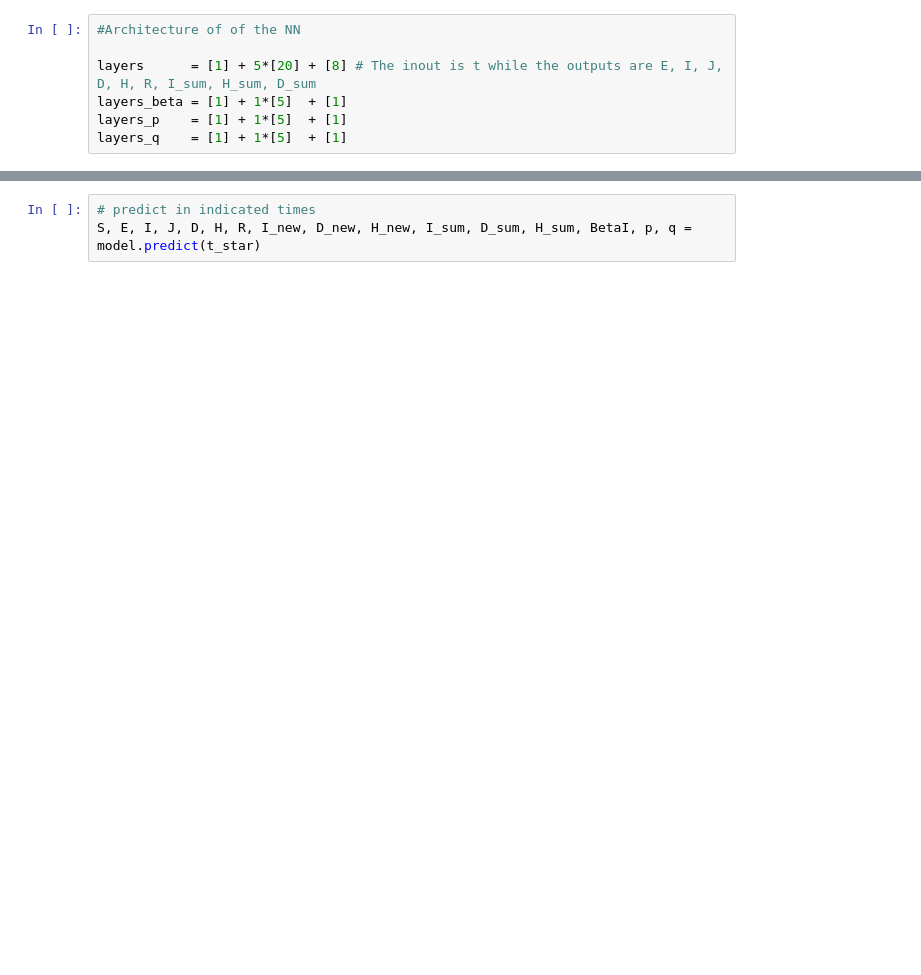
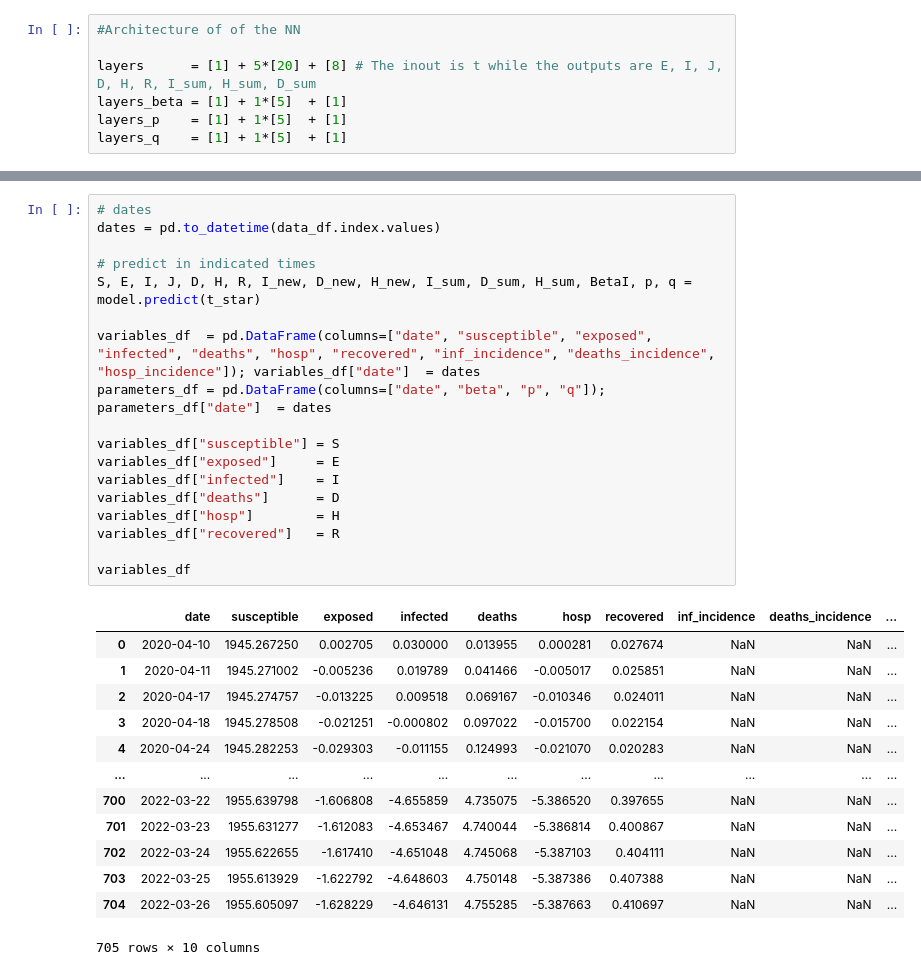
Before and after one commit to ChaosDonkey06/frcstng_experiments, a Jupyter notebook: pinn.ipynb, the cells around one changed output, grey strips where cells are left out. Saved outputs shown, nothing was run; the diff lists cells and outputs as text; blank space fills up the shorter version.

```diff
--- a/pinn.ipynb
+++ b/pinn.ipynb
@@ -498,3 +492,32 @@ It: 10000, Loss: 8.241e+03, LossU0: 3.040e-05, LossU: 8.240e+03, LossF: 9.690e-0
 # %%
+# dates
+dates = pd.to_datetime(data_df.index.values)
+
 # predict in indicated times
 S, E, I, J, D, H, R, I_new, D_new, H_new, I_sum, D_sum, H_sum, BetaI, p, q = model.predict(t_star)
+
+variables_df  = pd.DataFrame(columns=["date", "susceptible", "exposed", "infected", "deaths", "hosp", "recovered", "inf_incidence", "deaths_incidence", "hosp_incidence"]); variables_df["date"]  = dates
+parameters_df = pd.DataFrame(columns=["date", "beta", "p", "q"]); parameters_df["date"]  = dates
+
+variables_df["susceptible"] = S
+variables_df["exposed"]     = E
+variables_df["infected"]    = I
+variables_df["deaths"]      = D
+variables_df["hosp"]        = H
+variables_df["recovered"]   = R
+
+variables_df
+# %% [output]
+|  | date | susceptible | exposed | infected | deaths | hosp | recovered | inf_incidence | deaths_incidence | ... |
+| 0 | 2020-04-10 | 1945.267250 | 0.002705 | 0.030000 | 0.013955 | 0.000281 | 0.027674 | NaN | NaN | ... |
+| 1 | 2020-04-11 | 1945.271002 | -0.005236 | 0.019789 | 0.041466 | -0.005017 | 0.025851 | NaN | NaN | ... |
+| 2 | 2020-04-17 | 1945.274757 | -0.013225 | 0.009518 | 0.069167 | -0.010346 | 0.024011 | NaN | NaN | ... |
+| 3 | 2020-04-18 | 1945.278508 | -0.021251 | -0.000802 | 0.097022 | -0.015700 | 0.022154 | NaN | NaN | ... |
+| 4 | 2020-04-24 | 1945.282253 | -0.029303 | -0.011155 | 0.124993 | -0.021070 | 0.020283 | NaN | NaN | ... |
+| ... | ... | ... | ... | ... | ... | ... | ... | ... | ... | ... |
+| 700 | 2022-03-22 | 1955.639798 | -1.606808 | -4.655859 | 4.735075 | -5.386520 | 0.397655 | NaN | NaN | ... |
+| 701 | 2022-03-23 | 1955.631277 | -1.612083 | -4.653467 | 4.740044 | -5.386814 | 0.400867 | NaN | NaN | ... |
+| 702 | 2022-03-24 | 1955.622655 | -1.617410 | -4.651048 | 4.745068 | -5.387103 | 0.404111 | NaN | NaN | ... |
+| 703 | 2022-03-25 | 1955.613929 | -1.622792 | -4.648603 | 4.750148 | -5.387386 | 0.407388 | NaN | NaN | ... |
+| 704 | 2022-03-26 | 1955.605097 | -1.628229 | -4.646131 | 4.755285 | -5.387663 | 0.410697 | NaN | NaN | ... |
+705 rows × 10 columns
```
Also changed, not shown: parts of 8 cells of this notebook.
